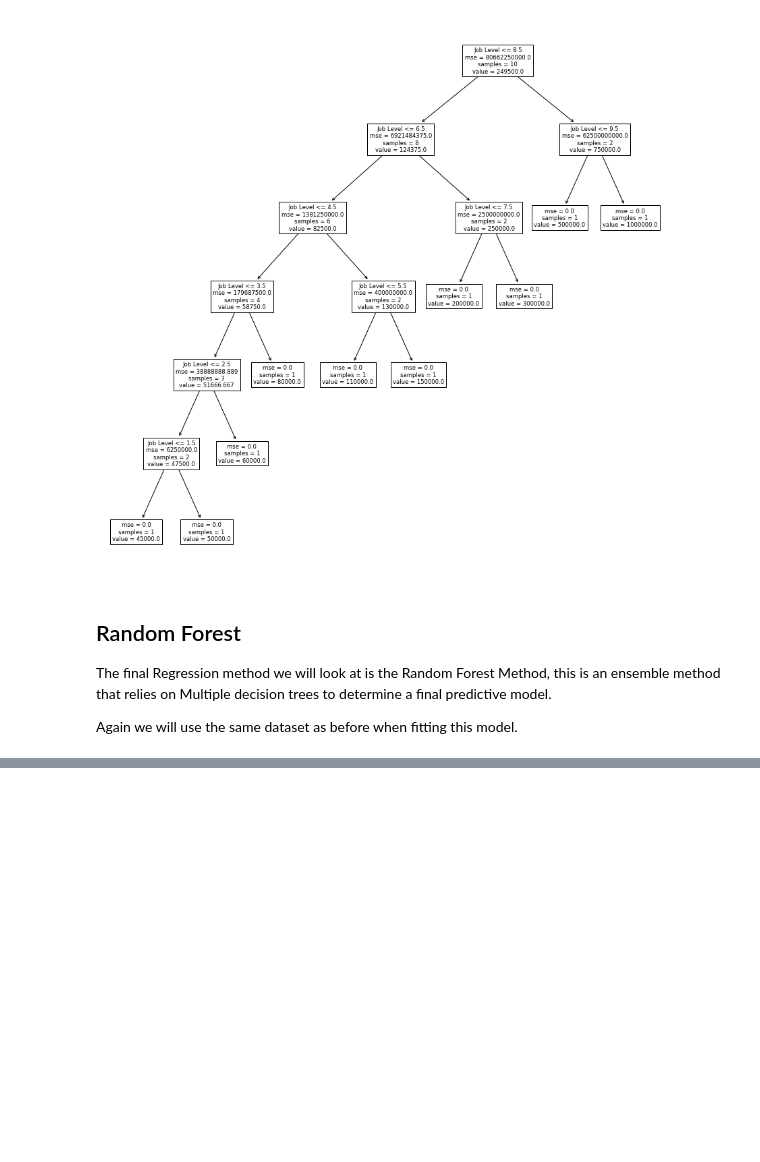
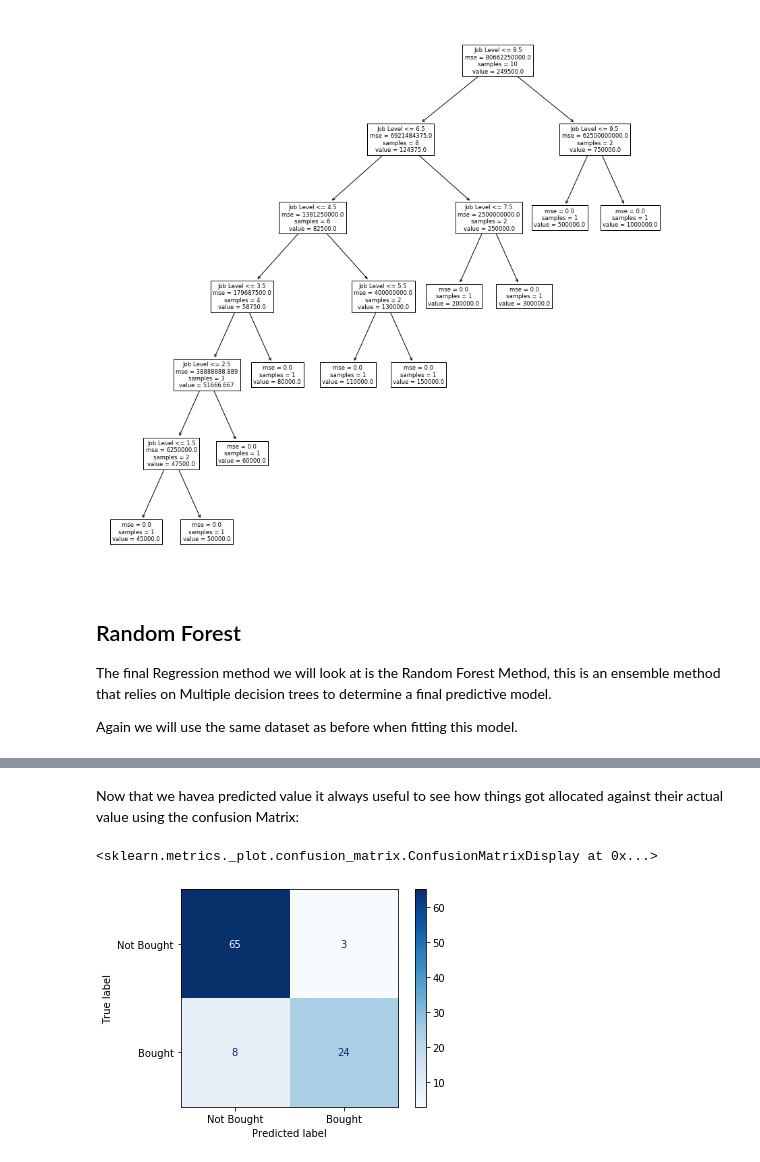
Before and after one commit to Poissonza/Python-Tutorial-Notes, a Jupyter notebook: 2_1 SKLearn Machine Learning.ipynb, the cells around one changed output, grey strips where cells are left out. Saved outputs shown, nothing was run; the diff lists cells and outputs as text; code cells hidden in the pictures; blank space fills up the shorter version.

Commit message:
Finished most of the classification information on the first notebook and had to start a new one due to the size of the notebook.

```diff
--- a/2 SKLearn Machine Learning.ipynb
+++ b/2_1 SKLearn Machine Learning.ipynb
@@ -347,0 +358,21 @@ plt.show()
+# %%
+from sklearn.model_selection import train_test_split
+dataset = pd.read_csv('data\Social_Network_Ads.csv')
+sc_x = StandardScaler()
+y = dataset.iloc[:,-1]
+x = dataset.iloc[:,2:4]
+x = sc_x.fit_transform(x)
+x_train,x_test,y_train,y_test = train_test_split(x,y,random_state=0,test_size=0.25)
+
+from sklearn.linear_model import LogisticRegression
+log_reg = LogisticRegression()
+log_reg.fit(x_train,y_train)
+prediction = log_reg.predict(x_test)
+# %% [markdown]
+Now that we havea  predicted value it always useful to see how things got allocated against their actual value using the confusion Matrix:
+# %%
+from sklearn.metrics import plot_confusion_matrix
+plot_confusion_matrix(log_reg,x_test,y_test,display_labels=['Not Bought','Bought'],cmap='Blues')
+# %% [output]
+<sklearn.metrics._plot.confusion_matrix.ConfusionMatrixDisplay at 0x...>
+[figure, added]
```
Also changed, not shown: parts of 12 cells of this notebook, 2 other files.
